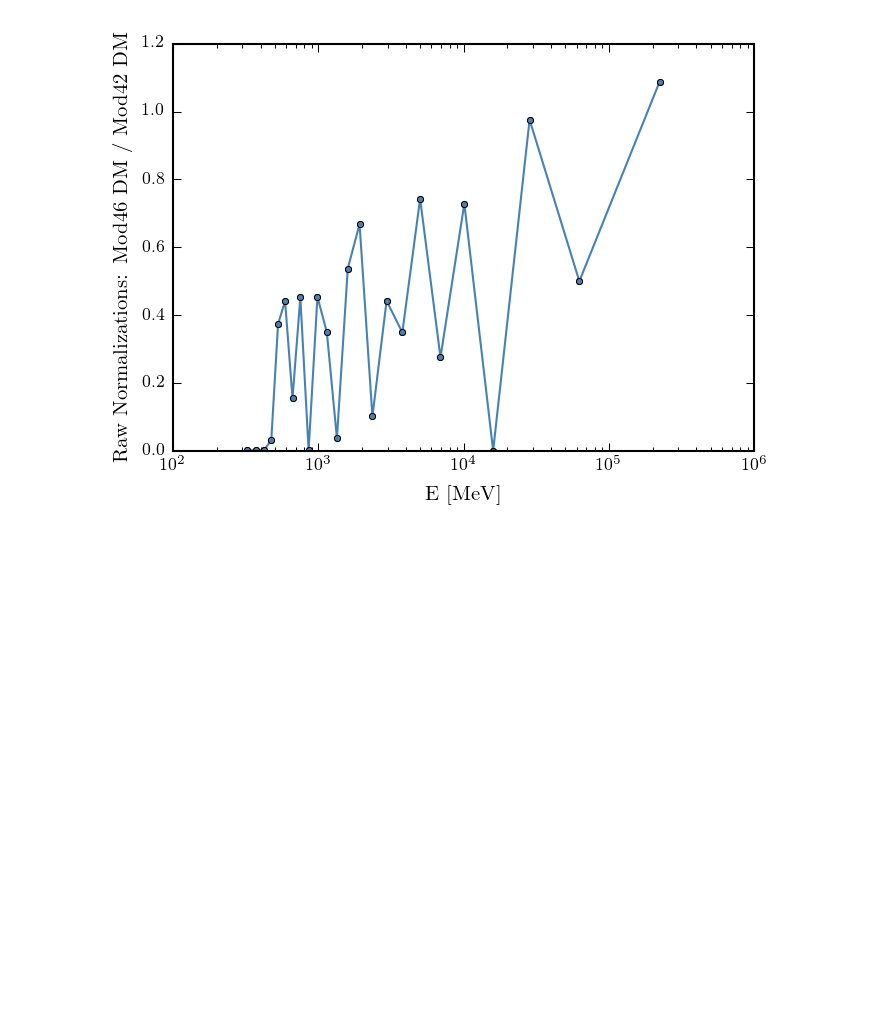
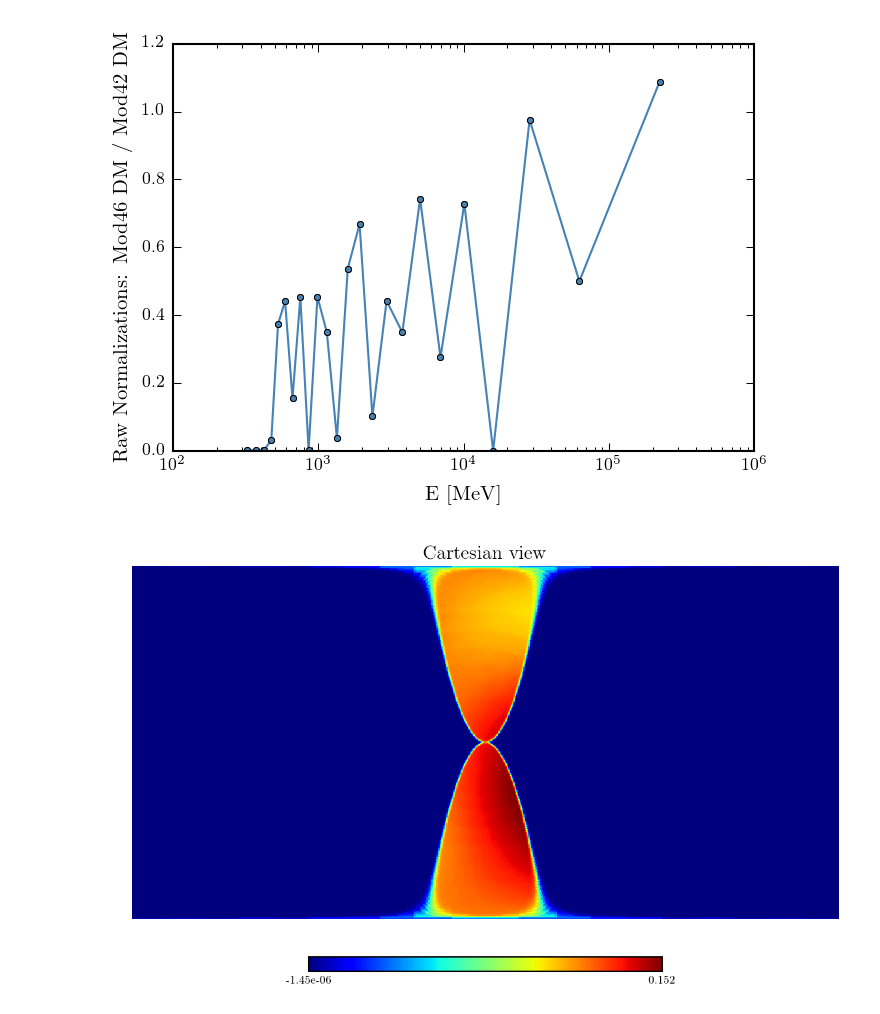
Before and after one commit to erccarls/GammaLike_dev, a Jupyter notebook: single_GC_ROI_Analysis.ipynb, the cells around one changed output. Cells and saved outputs as stored; diff of their text form; code cells hidden in the pictures; blank space fills up the shorter version.

```diff
--- a/single_GC_ROI_Analysis.ipynb
+++ b/single_GC_ROI_Analysis.ipynb
@@ -377,3 +377,14 @@ plt.errorbar(A.central_energies, A2.templateList['DM'].value/A.templateList['DM'
 plt.xscale('log')
 # %% [output]
 [figure]
+# %%
+import sys
+sys.path.append('/data/GCE_sys')
+import Analysis
+A = Analysis.Analysis(tag='P8R2_PSF3_CLEAN_V6_calore',  basepath='/data/GCE_sys/')
+A.AddParabolicTemplate(0.1)
+# %%
+import healpy
+healpy.cartview(A.templateList['Parabola'].healpixCube[0])
+# %% [output]
+[figure, added]
```
Also changed, not shown: 13 other files.
